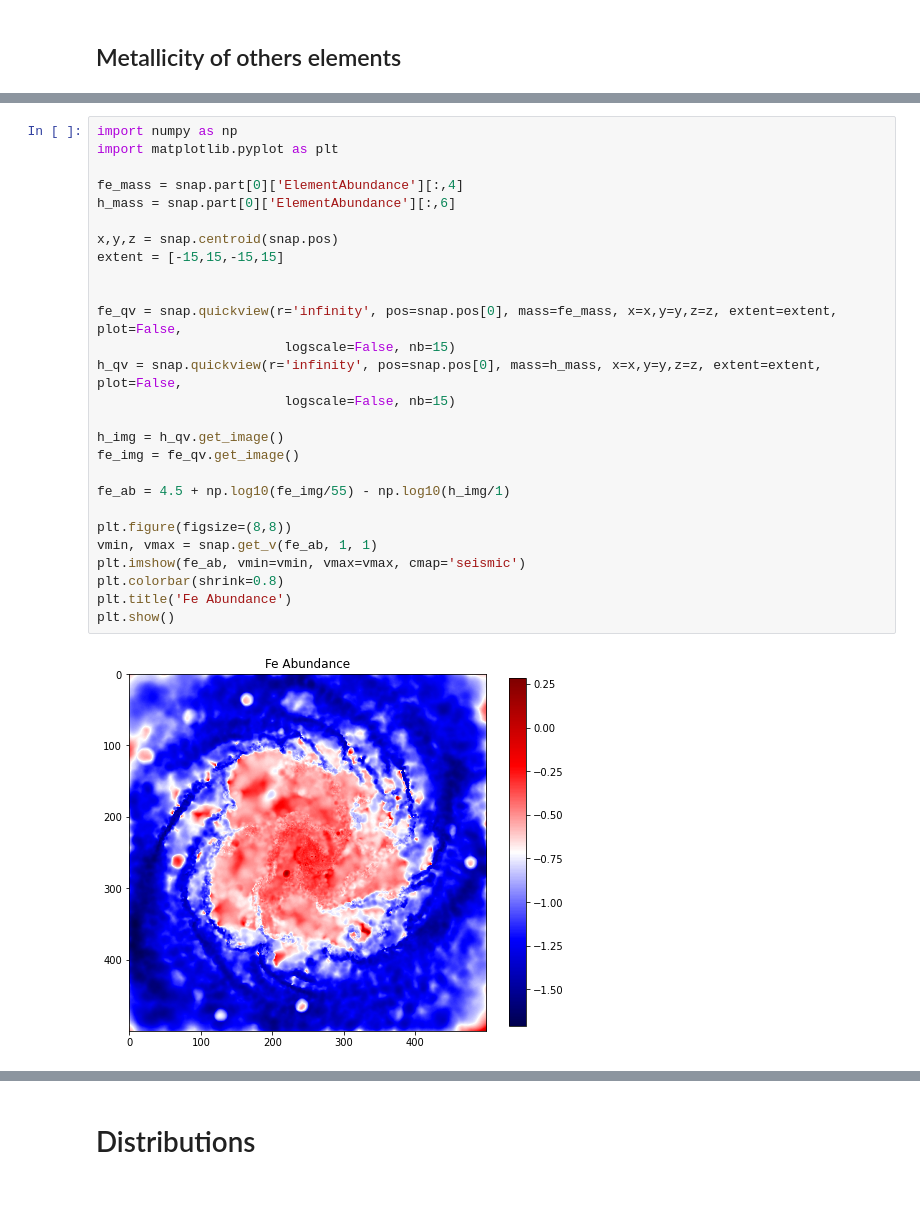
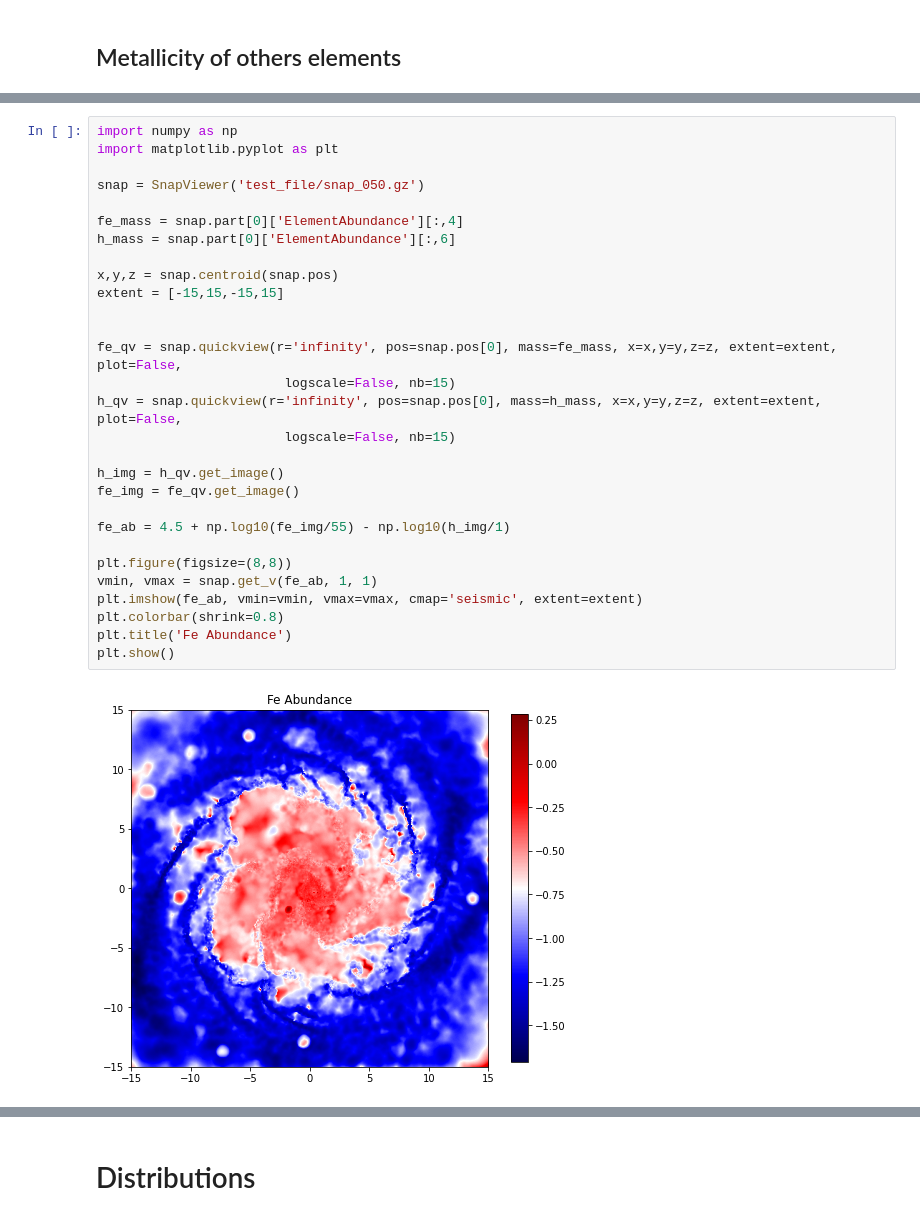
Before and after one commit to sebalepe/sphviewer_userguide, a Jupyter notebook: Sphviewer User Guide.ipynb, the cells around one changed output, grey strips where cells are left out. Drawn from its saved outputs; the diff is of its cells as text.

```diff
--- a/Sphviewer User Guide.ipynb
+++ b/Sphviewer User Guide.ipynb
@@ -692,32 +750,34 @@ where (Fe/$H_{sun}$ = -4.5)
 # %%
 import numpy as np
 import matplotlib.pyplot as plt
+
+snap = SnapViewer('test_file/snap_050.gz')
 
 fe_mass = snap.part[0]['ElementAbundance'][:,4]
 h_mass = snap.part[0]['ElementAbundance'][:,6]
 
 x,y,z = snap.centroid(snap.pos)
 extent = [-15,15,-15,15]
 
 
 fe_qv = snap.quickview(r='infinity', pos=snap.pos[0], mass=fe_mass, x=x,y=y,z=z, extent=extent, plot=False,
                         logscale=False, nb=15)
 h_qv = snap.quickview(r='infinity', pos=snap.pos[0], mass=h_mass, x=x,y=y,z=z, extent=extent, plot=False,
                         logscale=False, nb=15)
 
 h_img = h_qv.get_image()
 fe_img = fe_qv.get_image()
 
 fe_ab = 4.5 + np.log10(fe_img/55) - np.log10(h_img/1)
 
 plt.figure(figsize=(8,8))
 vmin, vmax = snap.get_v(fe_ab, 1, 1)
-plt.imshow(fe_ab, vmin=vmin, vmax=vmax, cmap='seismic')
+plt.imshow(fe_ab, vmin=vmin, vmax=vmax, cmap='seismic', extent=extent)
 plt.colorbar(shrink=0.8)
 plt.title('Fe Abundance')
 plt.show()
 # %% [output]
-[figure, old version]
+[figure, new version]
 # %% [markdown]
 Folowing this method, we obteind differents metallicities.
 
```
Also changed, not shown: parts of 24 cells of this notebook, 13 other files.
